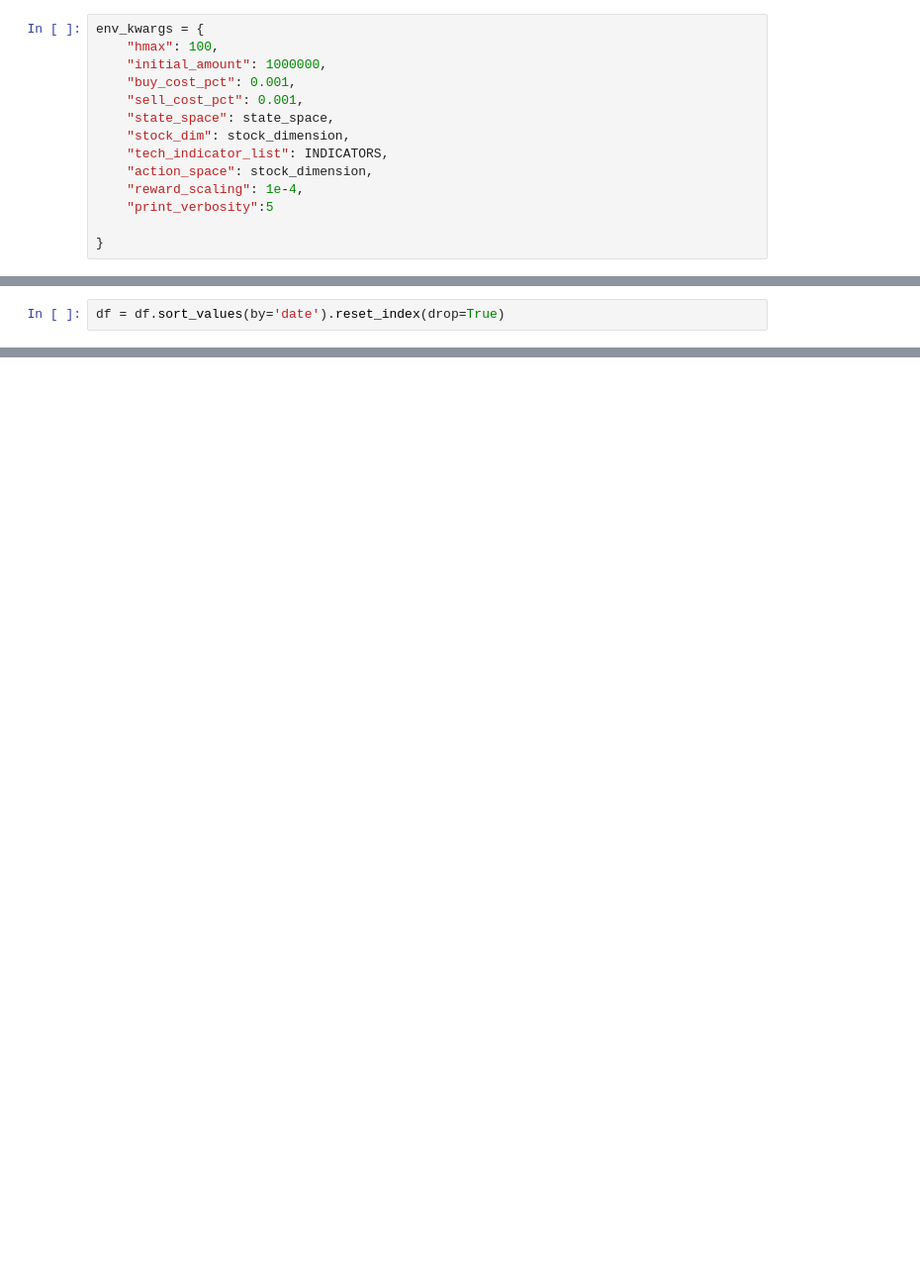
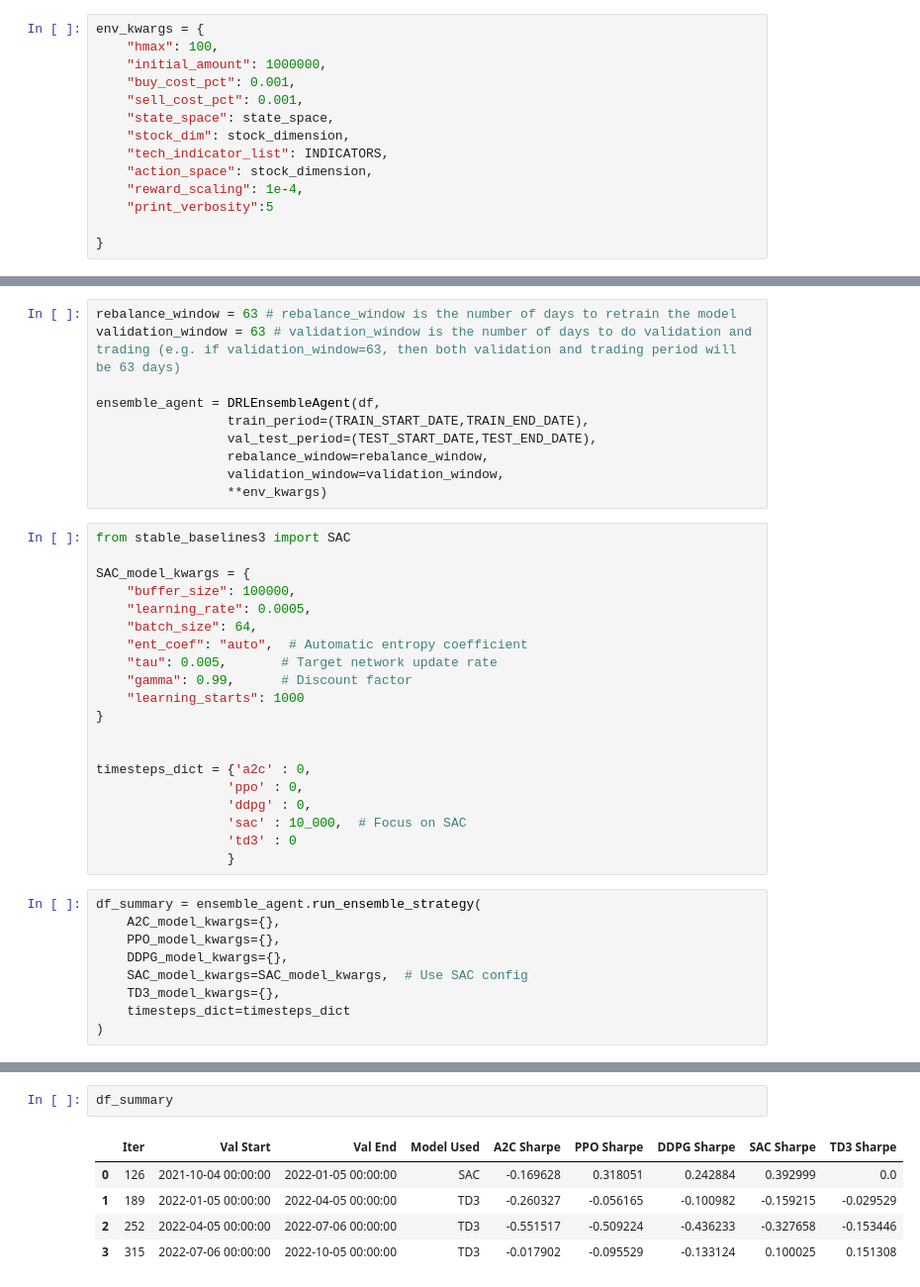
Before and after one commit to LCM-W25-3035/PortfolioAllocationRL, a Jupyter notebook: src/Soft Actor-Critic(SAC).ipynb, the cells around one changed output, grey strips where cells are left out. Shown: that part at 99% size. Drawn from its saved outputs; the diff is of its cells as text; blank space fills up the shorter version.

```diff
--- a/src/Soft Actor-Critic(SAC).ipynb
+++ b/src/Soft Actor-Critic(SAC).ipynb
@@ -164,2 +172,0 @@ memory usage: 31.0+ MB
-# %%
-df = df.sort_values(by='date').reset_index(drop=True)
@@ -401,0 +173,39 @@ df_trade_date:         datadate
+# %%
+rebalance_window = 63 # rebalance_window is the number of days to retrain the model
+validation_window = 63 # validation_window is the number of days to do validation and trading (e.g. if validation_window=63, then both validation and trading period will be 63 days)
+
+ensemble_agent = DRLEnsembleAgent(df,
+                 train_period=(TRAIN_START_DATE,TRAIN_END_DATE),
+                 val_test_period=(TEST_START_DATE,TEST_END_DATE),
+                 rebalance_window=rebalance_window,
+                 validation_window=validation_window,
+                 **env_kwargs)
+# %%
+from stable_baselines3 import SAC
+
+SAC_model_kwargs = {
+    "buffer_size": 100000,
+    "learning_rate": 0.0005,
+    "batch_size": 64,
+    "ent_coef": "auto",  # Automatic entropy coefficient
+    "tau": 0.005,       # Target network update rate
+    "gamma": 0.99,      # Discount factor
+    "learning_starts": 1000
+}
+
+
+timesteps_dict = {'a2c' : 0,
+                 'ppo' : 0,
+                 'ddpg' : 0,
+                 'sac' : 10_000,  # Focus on SAC
+                 'td3' : 0
+                 }
+# %%
+df_summary = ensemble_agent.run_ensemble_strategy(
+    A2C_model_kwargs={},
+    PPO_model_kwargs={},
+    DDPG_model_kwargs={},
+    SAC_model_kwargs=SAC_model_kwargs,  # Use SAC config
+    TD3_model_kwargs={},
+    timesteps_dict=timesteps_dict
+)
@@ -401,0 +230,8 @@ df_trade_date:         datadate
+# %%
+df_summary
+# %% [output]
+|  | Iter | Val Start | Val End | Model Used | A2C Sharpe | PPO Sharpe | DDPG Sharpe | SAC Sharpe | TD3 Sharpe |
+| 0 | 126 | 2021-10-04 00:00:00 | 2022-01-05 00:00:00 | SAC | -0.169628 | 0.318051 | 0.242884 | 0.392999 | 0.0 |
+| 1 | 189 | 2022-01-05 00:00:00 | 2022-04-05 00:00:00 | TD3 | -0.260327 | -0.056165 | -0.100982 | -0.159215 | -0.029529 |
+| 2 | 252 | 2022-04-05 00:00:00 | 2022-07-06 00:00:00 | TD3 | -0.551517 | -0.509224 | -0.436233 | -0.327658 | -0.153446 |
+| 3 | 315 | 2022-07-06 00:00:00 | 2022-10-05 00:00:00 | TD3 | -0.017902 | -0.095529 | -0.133124 | 0.100025 | 0.151308 |
```
Also changed, not shown: parts of 52 cells of this notebook, 1 other file.
